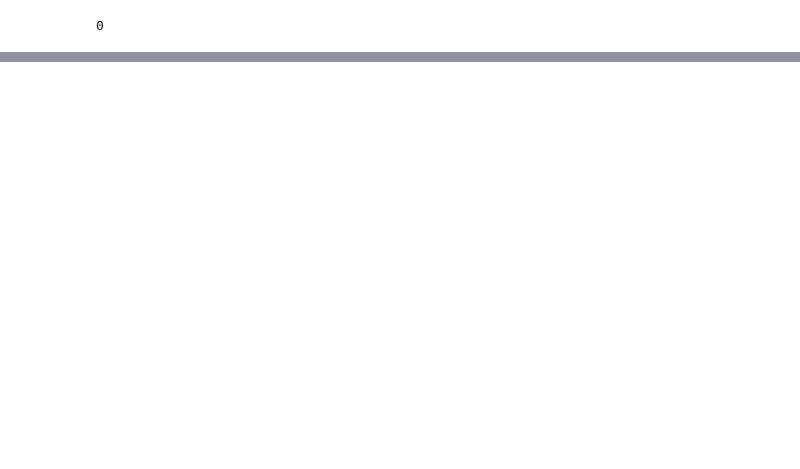
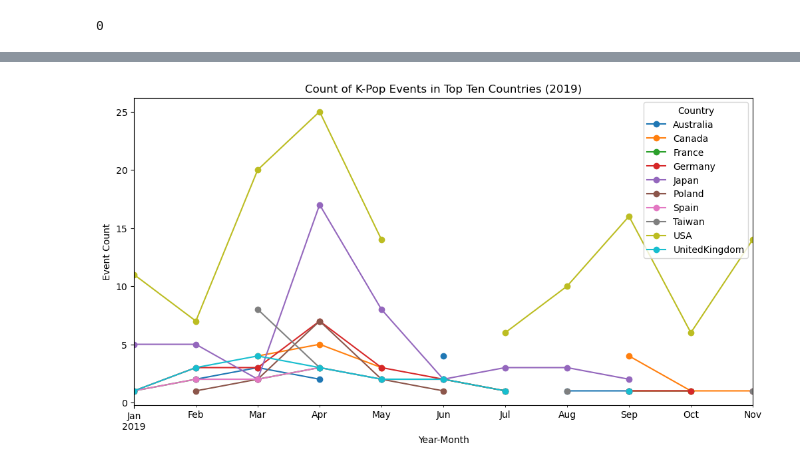
Before and after one commit to grace-ux/info2950-repo, a Jupyter notebook: Korea Events files.ipynb, the cells around one changed output, grey strips where cells are left out. Cells and saved outputs as stored; diff of their text form; code cells hidden in the pictures; blank space fills up the shorter version.

Commit message:
Updated K-Pop events list

```diff
--- a/Korea Events files.ipynb
+++ b/Korea Events files.ipynb
@@ -23,6 +23,18 @@ events_2021 = pd.read_csv(korea_events_reader(file_paths[4]))
 events_2022 = pd.read_csv(korea_events_reader(file_paths[5]))
 events_2023 = pd.read_csv(korea_events_reader(file_paths[6]))
 data_frames = [events_2017, events_2018, events_2019, events_2020, events_2021, events_2022, events_2023]
+# %%
+def remove_south_korea_rows(df):
+    df['Country'] = df['Country'].str.replace(' ', '')  # Remove white spaces from the 'Country' column
+    df = df[~df['Country'].str.contains('SouthKorea|Korea|SouthKorea', case=False)]  # Filter out rows containing 'SouthKorea' or 'Korea'
+    return df
+events_2017 = remove_south_korea_rows(events_2017)
+events_2018 = remove_south_korea_rows(events_2018)
+events_2019 = remove_south_korea_rows(events_2019)
+events_2020 = remove_south_korea_rows(events_2020)
+events_2021 = remove_south_korea_rows(events_2021)
+events_2022 = remove_south_korea_rows(events_2022)
+events_2023 = remove_south_korea_rows(events_2023)
 # %%
 def fix_dates(row):
     if row['Date(s)'] in ['Mon', 'Tue', 'Wed', 'Thu', 'Thur', 'Fri', 'Sat', 'Sun']:
@@ -132,0 +269,20 @@ dtype('<M8[ns]')
+# %%
+df_counts = events_2019.groupby(['Country', 'Date(s)']).size().reset_index(name='Event Count')
+
+# Selecting the top ten countries
+df_counts_month = df_counts.groupby(['Country', pd.Grouper(key='Date(s)', freq='M')]).size().reset_index(name='Event Count')
+
+# Selecting the top ten countries
+top_countries = df_counts_month.groupby('Country')['Event Count'].sum().nlargest(10).index
+
+# Filtering the data for the top ten countries
+df_top_countries_month = df_counts_month[df_counts_month['Country'].isin(top_countries)]
+
+# Plotting the line chart for the top ten countries
+df_top_countries_month.pivot(index='Date(s)', columns='Country', values='Event Count').plot(kind='line', figsize=(12, 6), marker = 'o')
+plt.title('Count of K-Pop Events in Top Ten Countries (2019)')
+plt.xlabel('Year-Month')
+plt.ylabel('Event Count')
+plt.show()
+# %% [output]
+[figure, added]
```
Also changed, not shown: parts of 22 cells of this notebook.
